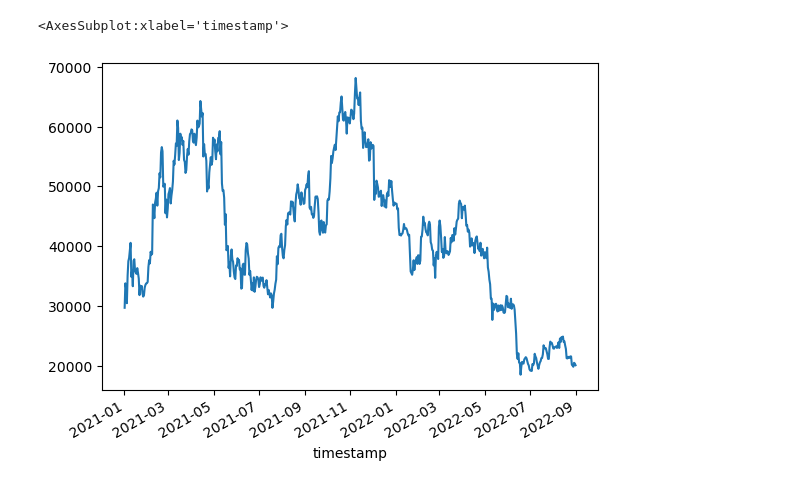
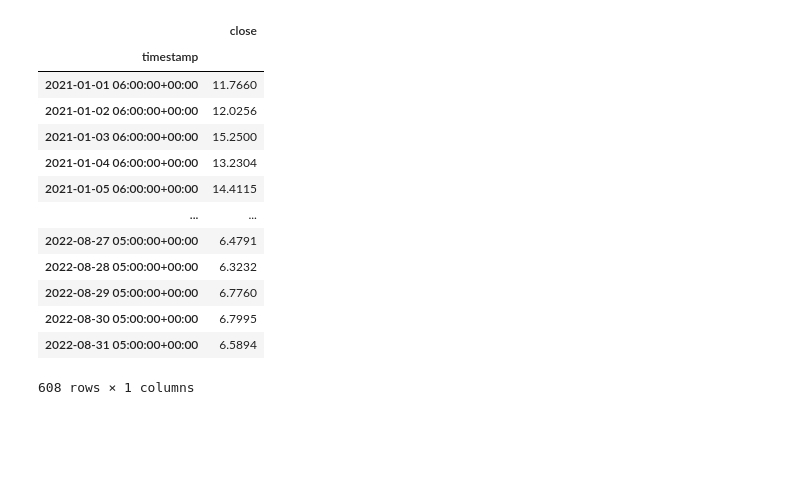
Before and after one commit to nathandsouza10/stock-analyzer, a Jupyter notebook: experiment/main.ipynb, the cells around one changed output. Saved outputs shown, nothing was run; the diff lists cells and outputs as text; code cells hidden in the pictures; blank space fills up the shorter version.

```diff
--- a/experiment/main.ipynb
+++ b/experiment/main.ipynb
@@ -46,6 +76,18 @@ bars.df
 # %%
-BTC_data = bars.df.loc['BTC/USD']
-BTC_data['close'].plot()
+data = bars.df.loc['LINK/USD']
+data[['close']]
 # %% [output]
+|  | close |
+| timestamp |  |
+| 2021-01-01 06:00:00+00:00 | 11.7660 |
+| 2021-01-02 06:00:00+00:00 | 12.0256 |
+| 2021-01-03 06:00:00+00:00 | 15.2500 |
+| 2021-01-04 06:00:00+00:00 | 13.2304 |
+| 2021-01-05 06:00:00+00:00 | 14.4115 |
+| ... | ... |
+| 2022-08-27 05:00:00+00:00 | 6.4791 |
+| 2022-08-28 05:00:00+00:00 | 6.3232 |
+| 2022-08-29 05:00:00+00:00 | 6.7760 |
+| 2022-08-30 05:00:00+00:00 | 6.7995 |
+| 2022-08-31 05:00:00+00:00 | 6.5894 |
-<AxesSubplot:xlabel='timestamp'>
+608 rows × 1 columns
-[figure, removed]
```
Also changed, not shown: parts of 15 cells of this notebook.
